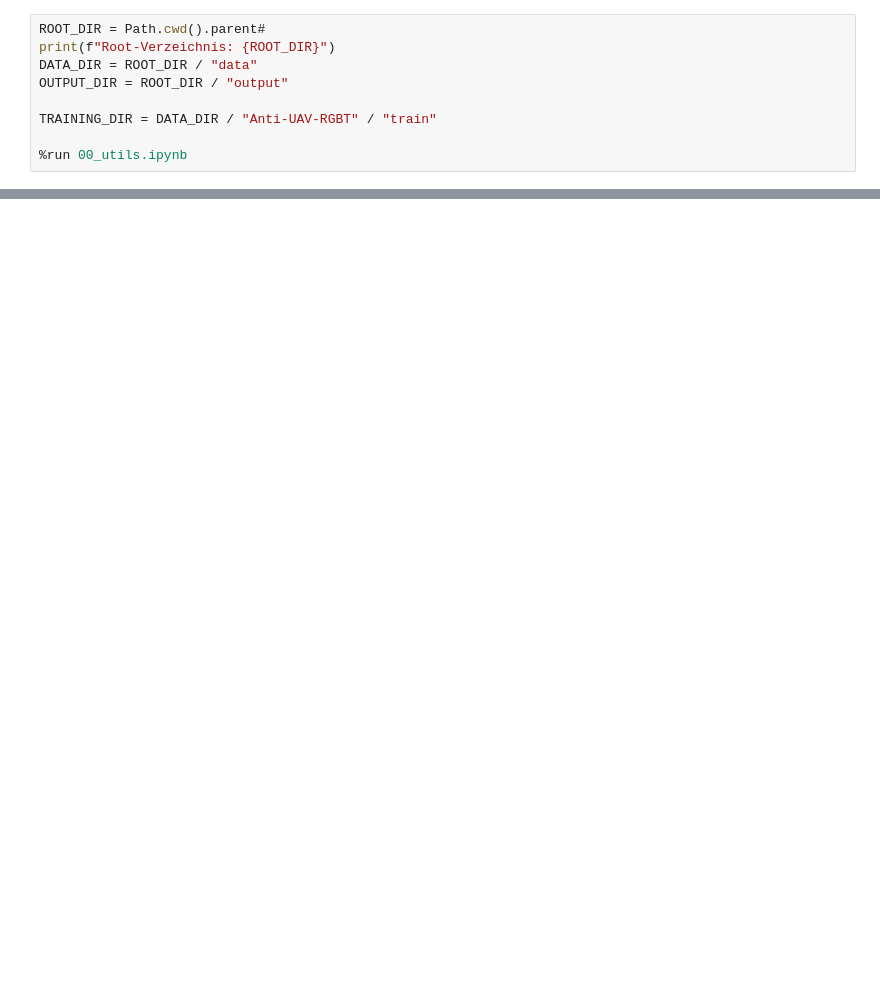
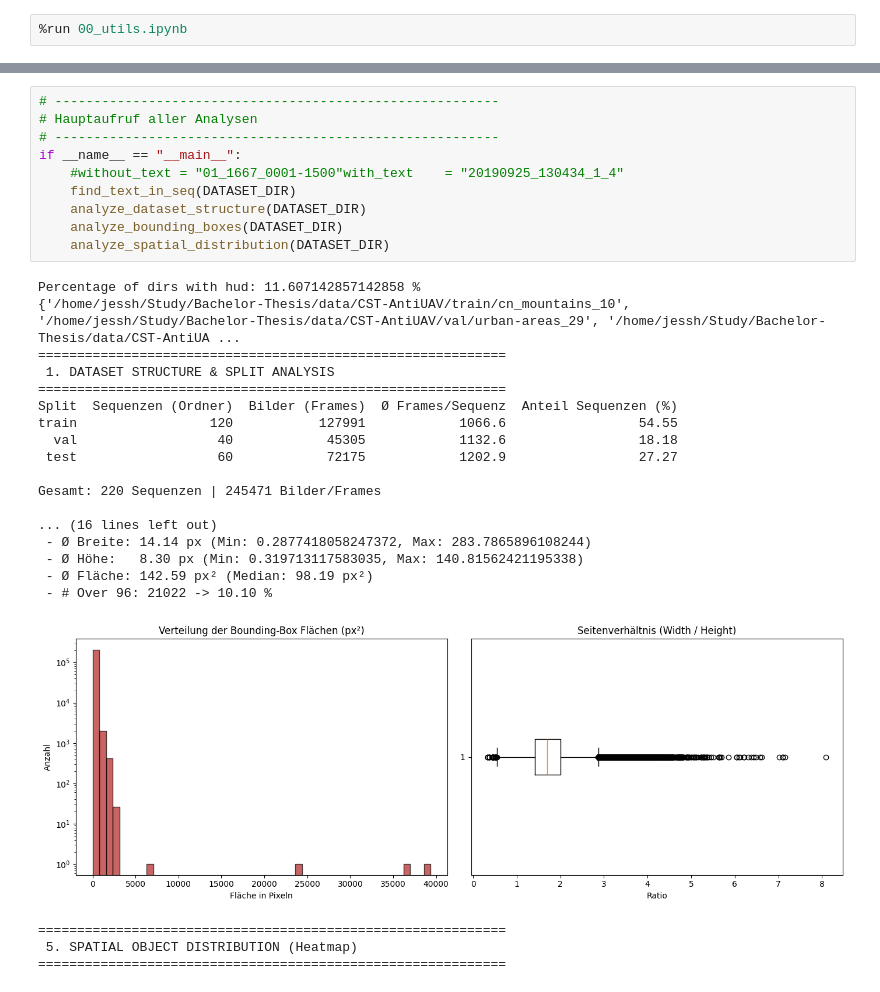
Before and after one commit to MoriartyCoder/Bachelor-Thesis, a Jupyter notebook: notebooks/01_dataset_analysis.ipynb, the cells around one changed output, grey strips where cells are left out. Cells and saved outputs as stored; diff of their text form; blank space fills up the shorter version.

```diff
--- a/notebooks/01_dataset_analysis.ipynb
+++ b/notebooks/01_dataset_analysis.ipynb
@@ -6,9 +6,2 @@ from collections import defaultdict
 # %%
-ROOT_DIR = Path.cwd().parent#
-print(f"Root-Verzeichnis: {ROOT_DIR}")
-DATA_DIR = ROOT_DIR / "data"
-OUTPUT_DIR = ROOT_DIR / "output"
-
-TRAINING_DIR = DATA_DIR / "Anti-UAV-RGBT" / "train"
-
 %run 00_utils.ipynb
@@ -50,0 +245,32 @@ find_text_in_seq(TRAINING_DIR)
+# %%
+# ---------------------------------------------------------
+# Hauptaufruf aller Analysen
+# ---------------------------------------------------------
+if __name__ == "__main__":
+    #without_text = "01_1667_0001-1500"with_text    = "20190925_130434_1_4"
+    find_text_in_seq(DATASET_DIR)
+    analyze_dataset_structure(DATASET_DIR)
+    analyze_bounding_boxes(DATASET_DIR)
+    analyze_spatial_distribution(DATASET_DIR)
+# %% [output]
+Percentage of dirs with hud: 11.607142857142858 %
+{'/home/jessh/Study/Bachelor-Thesis/data/CST-AntiUAV/train/cn_mountains_10', '/home/jessh/Study/Bachelor-Thesis/data/CST-AntiUAV/val/urban-areas_29', '/home/jessh/Study/Bachelor-Thesis/data/CST-AntiUA ...
+============================================================
+ 1. DATASET STRUCTURE & SPLIT ANALYSIS
+============================================================
+Split  Sequenzen (Ordner)  Bilder (Frames)  Ø Frames/Sequenz  Anteil Sequenzen (%)
+train                 120           127991            1066.6                 54.55
+  val                  40            45305            1132.6                 18.18
+ test                  60            72175            1202.9                 27.27
+
+Gesamt: 220 Sequenzen | 245471 Bilder/Frames
+
+... (16 lines left out)
+ - Ø Breite: 14.14 px (Min: 0.2877418058247372, Max: 283.7865896108244)
+ - Ø Höhe:   8.30 px (Min: 0.319713117583035, Max: 140.81562421195338)
+ - Ø Fläche: 142.59 px² (Median: 98.19 px²)
+ - # Over 96: 21022 -> 10.10 %
+[figure, added]
+============================================================
+ 5. SPATIAL OBJECT DISTRIBUTION (Heatmap)
+============================================================
```
Also changed, not shown: parts of 7 cells of this notebook, 12 other files.
